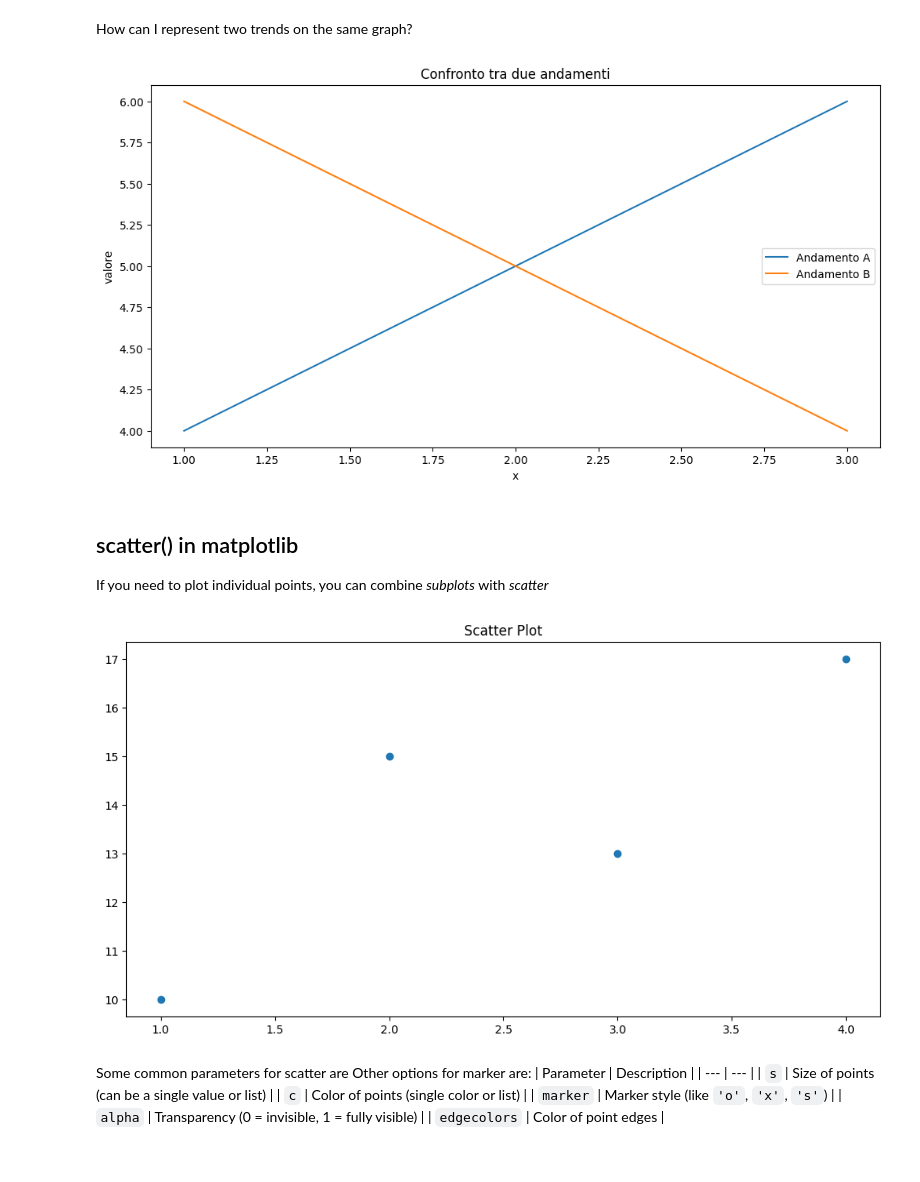
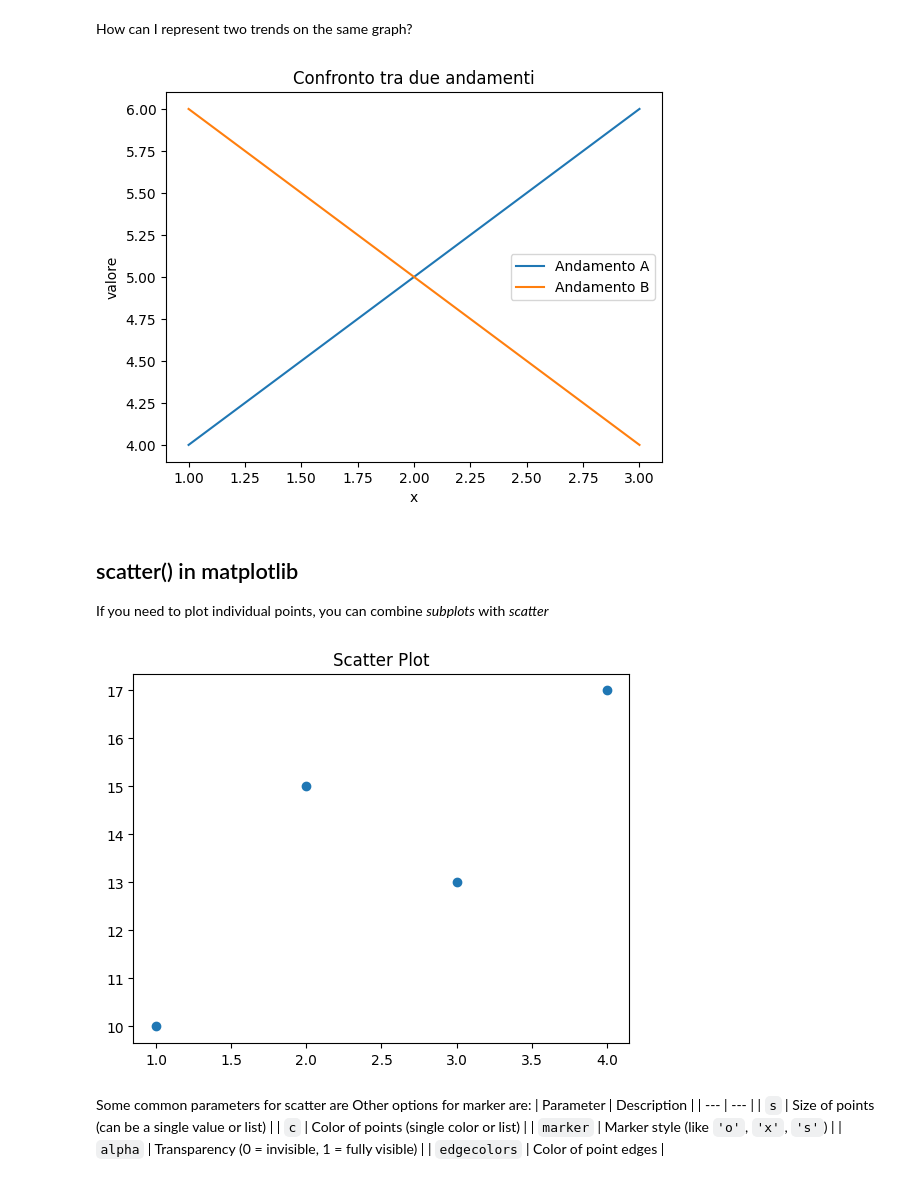
Before and after one commit to alessandrocanal/CSNotebooks, a Jupyter notebook: python_matplotlib.ipynb, the cells around one changed output. Drawn from its saved outputs; the diff is of its cells as text; code cells hidden in the pictures.

```diff
--- a/python_matplotlib.ipynb
+++ b/python_matplotlib.ipynb
@@ -15,3 +14,0 @@ Let's modify the default display
-# %%
-# set figure runtime configuration to 12x6 inches
-plt.rc('figure',figsize=(12,6))
@@ -141,21 +215,22 @@ How can I represent two trends on the same graph?
 # %%
 x = [1, 2, 3]
 y1 = [4, 5, 6]
 y2 = [6, 5, 4]
 
-fig, ax = plt.subplots()
+fig = plt.figure()
+ax = fig.add_subplot(1,1,1)
 
 ax.plot(x, y1, label="Andamento A")
 ax.plot(x, y2, label="Andamento B")
 
 ax.set_title("Confronto tra due andamenti")
 ax.set_xlabel("x")
 ax.set_ylabel("valore")
 
-ax.legend()
+ax.legend()  # set the legend
 plt.show()
 # %% [output]
-[figure, old version]
+[figure, new version]
 # %% [markdown]
 ## scatter() in matplotlib
 If you need to plot individual points, you can combine *subplots* with *scatter*
@@ -168,7 +243,7 @@ ax.scatter(x, y)
 ax.set_title("Scatter Plot")
 plt.show()
 # %% [output]
-[figure, old version]
+[figure, new version]
 # %% [markdown]
 Some common parameters for scatter are
 Other options for marker are:
```
Also changed, not shown: parts of 16 cells of this notebook.
